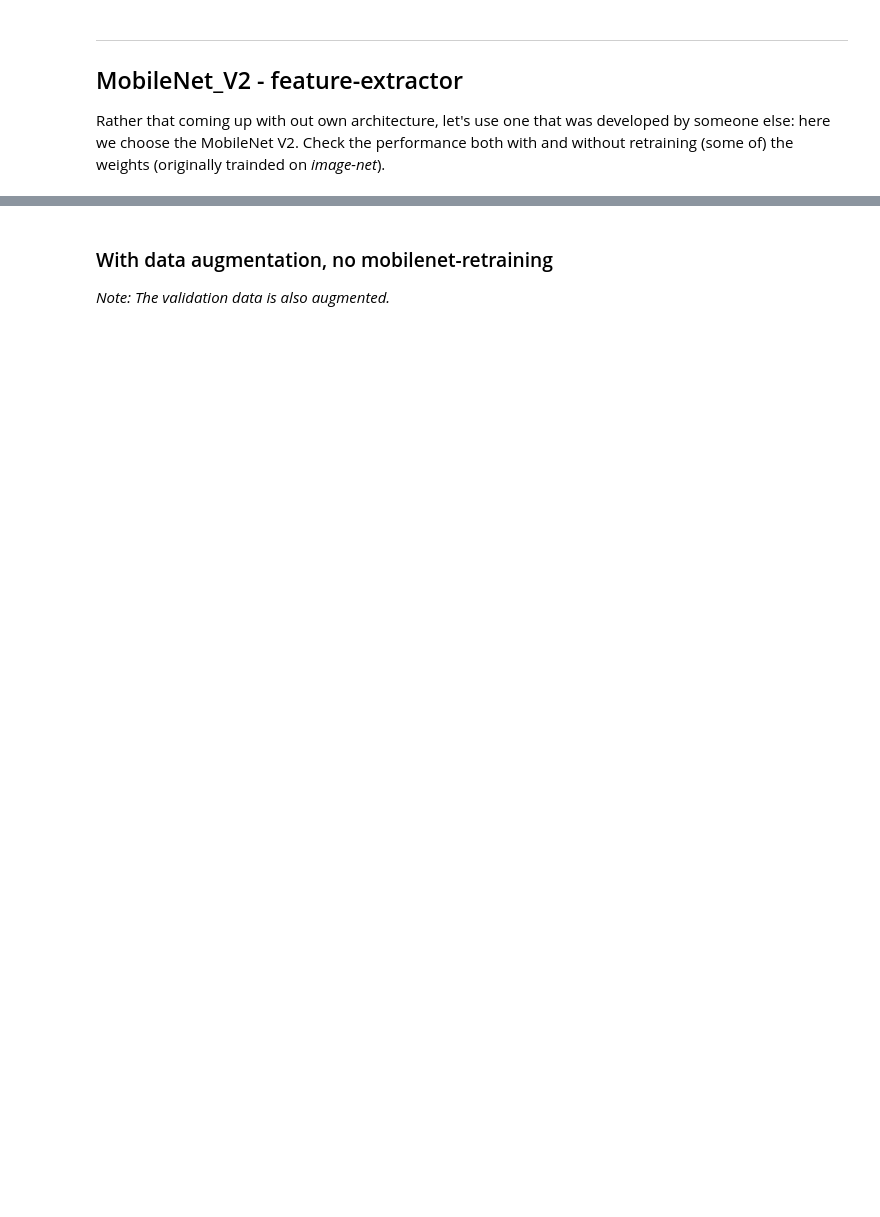
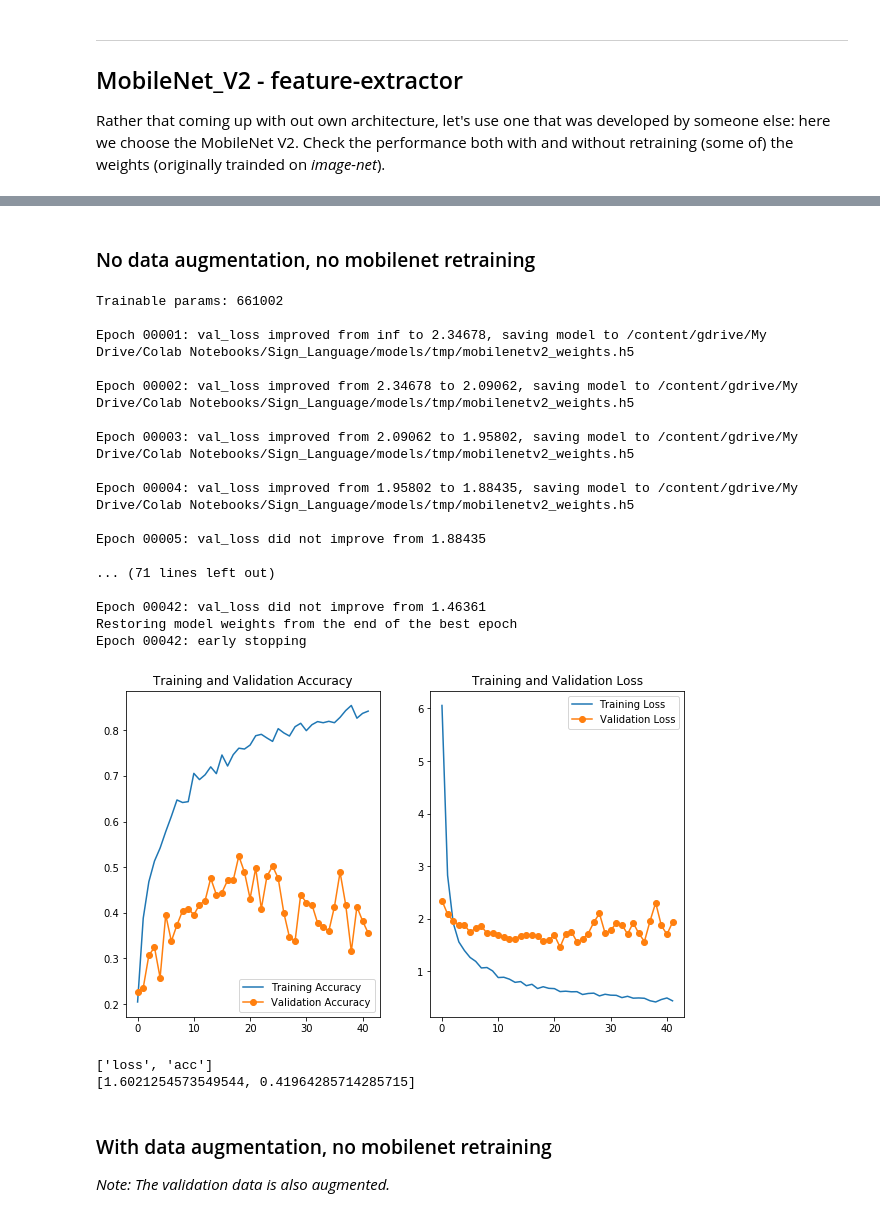
Before and after one commit to olszewskip/Sign_Language, a Jupyter notebook: playground_colab.ipynb, the cells around one changed output, grey strips where cells are left out. Cells and saved outputs as stored; diff of their text form; code cells hidden in the pictures; blank space fills up the shorter version.

```diff
--- a/playground_colab.ipynb
+++ b/playground_colab.ipynb
@@ -396,19 +418,15 @@ Trainable params: 2467946
 Rather that coming up with out own architecture, let's use one that was developed by someone else: here we choose the MobileNet V2.
 Check the performance both with and without retraining (some of) the weights (originally trainded on *image-net*).
 # %%
-def mobile_net_v2(img_dim, retrain):
+def mobile_net_v2(img_dim, retrain_fraction):
 
-  if retrain:
-    MobileNetV2_ = MobileNetV2(include_top=False,
-                               weights=None,
-                               input_shape=(img_dim, img_dim, 3))
-    layer_count = len(MobileNetV2.layers)
-    for layer in MobileNetV2.layers[layer_count // 2 : ]:
-      layer.trainable = True
-  else:
-    MobileNetV2_ = MobileNetV2(include_top=False,
-                               weights='imagenet',
-                               input_shape=(img_dim, img_dim, 3))
+  MobileNetV2_ = MobileNetV2(include_top=False,
+                             weights='imagenet',
+                             input_shape=(img_dim, img_dim, 3))
+  layer_count = len(MobileNetV2_.layers)
+  for idx in range(int(layer_count * (1 - retrain_fraction))):
+    MobileNetV2_.layers[idx].trainable = False
+
 
   x = MobileNetV2_.output
   x = GlobalMaxPooling2D()(x)
@@ -430,25 +448,56 @@ print("Trainable params:", count_trainable(model3))
+# %% [markdown]
+### No data augmentation, no mobilenet retraining
 # %%
-LR_3 = 0.001
+desc = "mobilenetv2"
 
-model3.compile(optimizer=Adam(lr=LR_3),
+model3 = mobile_net_v2(image_dim, retrain_fraction=0)
+
+print("Trainable params:", count_trainable(model3))
+
+model3.compile(optimizer=Adam(lr=LR),
                loss='categorical_crossentropy',
                metrics=['accuracy'])
 
-train_gen.reset()
-val_gen.reset()
-
-history3 = train_model(model3, train_gen, val_gen, "mobilenetv2_weights.h5", 1)
+history3 = train_model(model3,
+                       train_gen,
+                       val_gen,
+                       f"{desc}_weights.h5",
+                       0)
 
 plot_history(history3)
 
 print(model3.metrics_names)
 
-model3.evaluate_generator(val_gen,
-                          steps = int(np.ceil(val_gen.samples / BATCH_SIZE)))\
-,\
-model3.evaluate_generator(test_gen,
-                          steps = int(np.ceil(test_gen.samples / BATCH_SIZE)))
+# model3.evaluate_generator(val_gen,
+#                           steps = int(np.ceil(val_gen.samples / BATCH_SIZE)))\
+# ,\
+result\
+= model3.evaluate_generator(test_gen,
+                            steps = int(np.ceil(test_gen.samples / BATCH_SIZE)))
+model_results[3] = (desc, result)
+print(result)
+# %% [output]
+Trainable params: 661002
+
+Epoch 00001: val_loss improved from inf to 2.34678, saving model to /content/gdrive/My Drive/Colab Notebooks/Sign_Language/models/tmp/mobilenetv2_weights.h5
+
+Epoch 00002: val_loss improved from 2.34678 to 2.09062, saving model to /content/gdrive/My Drive/Colab Notebooks/Sign_Language/models/tmp/mobilenetv2_weights.h5
+
+Epoch 00003: val_loss improved from 2.09062 to 1.95802, saving model to /content/gdrive/My Drive/Colab Notebooks/Sign_Language/models/tmp/mobilenetv2_weights.h5
+
+Epoch 00004: val_loss improved from 1.95802 to 1.88435, saving model to /content/gdrive/My Drive/Colab Notebooks/Sign_Language/models/tmp/mobilenetv2_weights.h5
+
+Epoch 00005: val_loss did not improve from 1.88435
+
+... (71 lines left out)
+
+Epoch 00042: val_loss did not improve from 1.46361
+Restoring model weights from the end of the best epoch
+Epoch 00042: early stopping
+[figure, added]
+['loss', 'acc']
+[1.6021254573549544, 0.41964285714285715]
 # %% [markdown]
-### With data augmentation, no mobilenet-retraining
+### With data augmentation, no mobilenet retraining
 
 *Note: The validation data is also augmented.*
```
Also changed, not shown: parts of 29 cells of this notebook.
